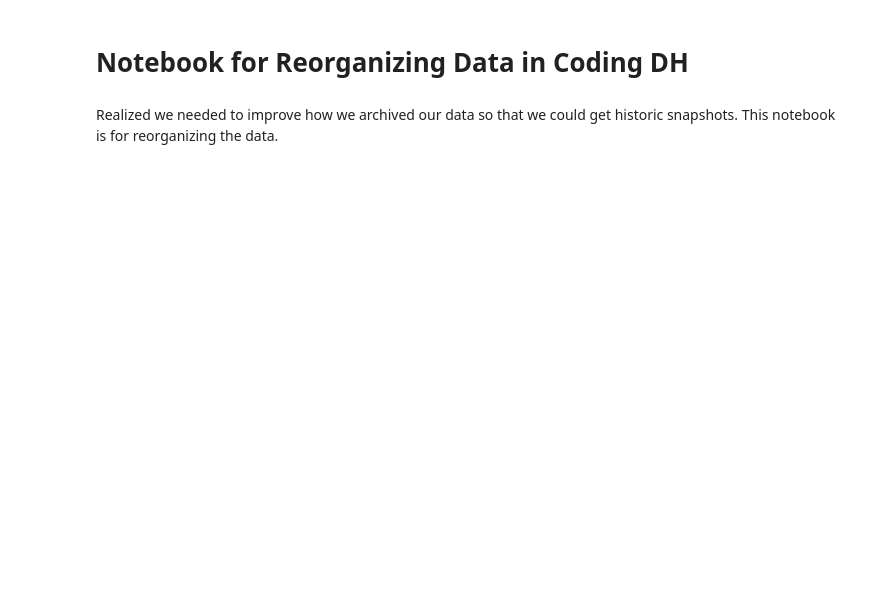
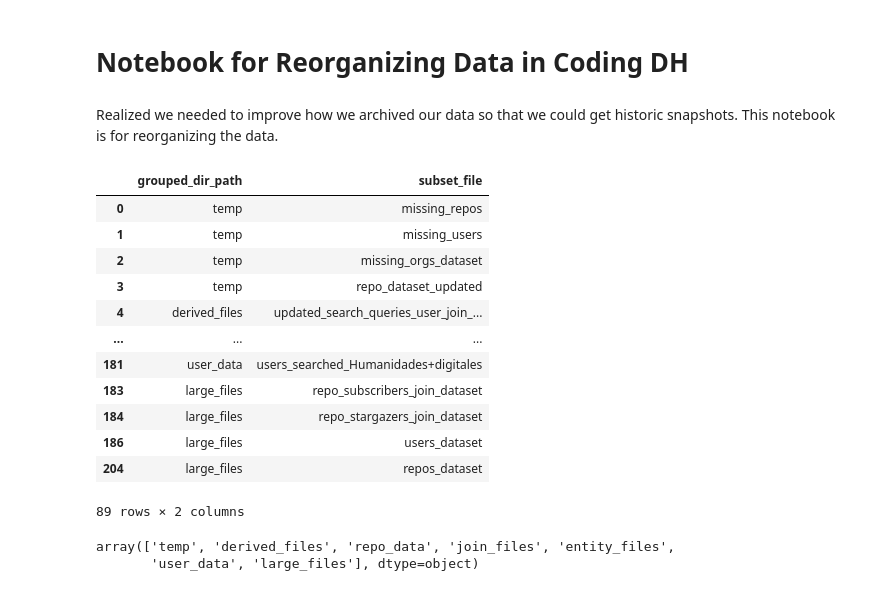
Before and after one commit to CodingDH/searching-for-DH, a Jupyter notebook: data_cleaning_notebooks/DataReorg.ipynb, the cells around one changed output. Cells and saved outputs as stored; diff of their text form; code cells hidden in the pictures; blank space fills up the shorter version.

```diff
--- a/data_cleaning_notebooks/DataReorg.ipynb
+++ b/data_cleaning_notebooks/DataReorg.ipynb
@@ -8,8 +13,6 @@ import pandas as pd
 # %%
-
-
-current_path = "../../datasets/repo_data"
-older_path = "../../datasets/older_files/repo_data"
+current_path = "../../datasets/"
+older_path = "../../datasets/older_files/"
 file_paths_dfs = []
 
 for dir, _, files in os.walk(current_path):
@@ -17,14 +20,39 @@ for dir, _, files in os.walk(current_path):
     if os.path.exists(older_dir):
         older_files = os.listdir(older_dir)
         for file in files:
-            subset_file = os.path.splitext(file)[0]
-            for older_file in older_files:
-                if subset_file in older_file:
-                    file_dict = {
-                        'file_path': os.path.join(dir, file),
-                        'subset_file': subset_file,
-                        'older_file_path': os.path.join(older_dir, older_file)
-                    }
-                    file_paths_dfs.append(file_dict)
+            if file.endswith(".csv"):
+                subset_file = os.path.splitext(file)[0]
+                for older_file in older_files:
+                    subset_older_file = older_file.split("_202")[0]
+                    if subset_file == subset_older_file:
+                        file_dict = {
+                            'file_path': os.path.join(dir, file),
+                            'subset_file': subset_file,
+                            'dir_path': dir,
+                            'older_file_path': os.path.join(older_dir, older_file)
+                        }
+                        file_paths_dfs.append(file_dict)
 files_df = pd.DataFrame(file_paths_dfs)
-files_df[0:1].to_dict()
+# %%
+files_df['grouped_dir_path'] = files_df.dir_path.str.split("datasets/").str[1].str.split("/").str[0]
+
+files_df[['grouped_dir_path', 'subset_file']].drop_duplicates()
+# %% [output]
+|  | grouped_dir_path | subset_file |
+| 0 | temp | missing_repos |
+| 1 | temp | missing_users |
+| 2 | temp | missing_orgs_dataset |
+| 3 | temp | repo_dataset_updated |
+| 4 | derived_files | updated_search_queries_user_join_... |
+| ... | ... | ... |
+| 181 | user_data | users_searched_Humanidades+digitales |
+| 183 | large_files | repo_subscribers_join_dataset |
+| 184 | large_files | repo_stargazers_join_dataset |
+| 186 | large_files | users_dataset |
+| 204 | large_files | repos_dataset |
+89 rows × 2 columns
+# %%
+files_df.grouped_dir_path.unique()
+# %% [output]
+array(['temp', 'derived_files', 'repo_data', 'join_files', 'entity_files',
+       'user_data', 'large_files'], dtype=object)
```
Also changed, not shown: parts of 16 cells of this notebook, 2 other files.
